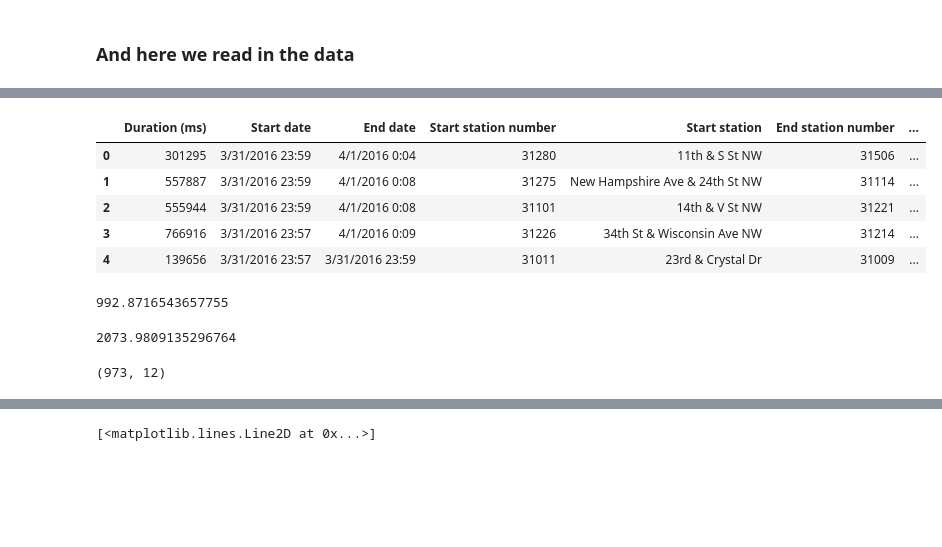
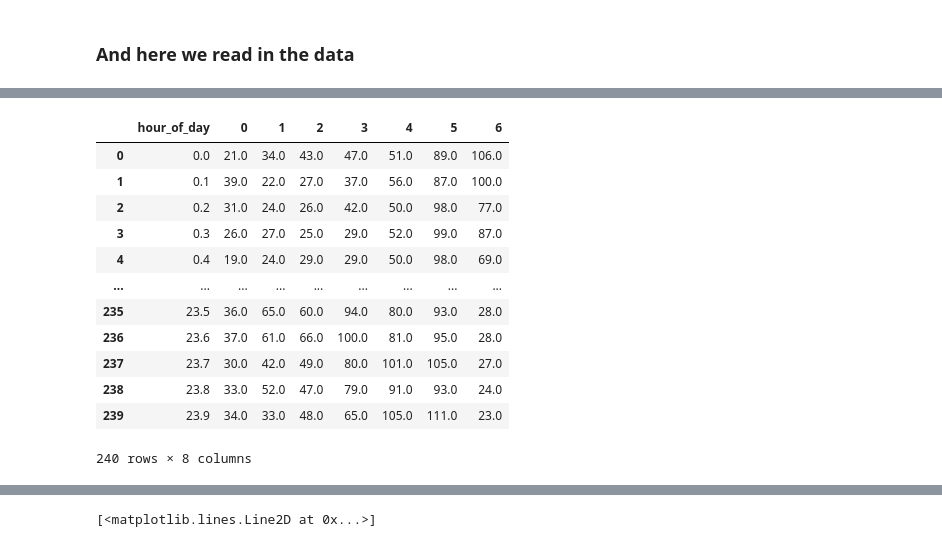
Before and after one commit to jhuaap/mlnn, a Jupyter notebook: 04/asnmt.ipynb, the cells around one changed output, grey strips where cells are left out. Cells and saved outputs as stored; diff of their text form; code cells hidden in the pictures; blank space fills up the shorter version.

```diff
--- a/04/asnmt.ipynb
+++ b/04/asnmt.ipynb
@@ -32,32 +12,25 @@ You should consider upgrading via the '/Library/Developer/CommandLineTools/usr/b
 # %%
 import seaborn as sns
 import matplotlib.pyplot as plt
 %matplotlib inline
 plt.rcParams['figure.figsize'] = 20, 10
 import pandas as pd
 import numpy as np
-bikes = pd.read_csv('../data/bikeshare.csv.gz')
-bikes.head()
-bikes['start'] = pd.to_datetime(bikes['Start date'], infer_datetime_format=True)
-bikes['end'] = pd.to_datetime(bikes['End date'], infer_datetime_format=True)
-bikes["dur"] = (bikes['Duration (ms)']/1000).astype(int)
-bikes.head()
+
+
+day_hour_count = pd.read_csv("../data/bikeshare_hour_count.csv")
+day_hour_count
 # %% [output]
-|  | Duration (ms) | Start date | End date | Start station number | Start station | End station number | ... |
-| 0 | 301295 | 3/31/2016 23:59 | 4/1/2016 0:04 | 31280 | 11th & S St NW | 31506 | ... |
-| 1 | 557887 | 3/31/2016 23:59 | 4/1/2016 0:08 | 31275 | New Hampshire Ave & 24th St NW | 31114 | ... |
-| 2 | 555944 | 3/31/2016 23:59 | 4/1/2016 0:08 | 31101 | 14th & V St NW | 31221 | ... |
-| 3 | 766916 | 3/31/2016 23:57 | 4/1/2016 0:09 | 31226 | 34th St & Wisconsin Ave NW | 31214 | ... |
-| 4 | 139656 | 3/31/2016 23:57 | 3/31/2016 23:59 | 31011 | 23rd & Crystal Dr | 31009 | ... |
+|  | hour_of_day | 0 | 1 | 2 | 3 | 4 | 5 | 6 |
+| 0 | 0.0 | 21.0 | 34.0 | 43.0 | 47.0 | 51.0 | 89.0 | 106.0 |
+| 1 | 0.1 | 39.0 | 22.0 | 27.0 | 37.0 | 56.0 | 87.0 | 100.0 |
+| 2 | 0.2 | 31.0 | 24.0 | 26.0 | 42.0 | 50.0 | 98.0 | 77.0 |
+| 3 | 0.3 | 26.0 | 27.0 | 25.0 | 29.0 | 52.0 | 99.0 | 87.0 |
+| 4 | 0.4 | 19.0 | 24.0 | 29.0 | 29.0 | 50.0 | 98.0 | 69.0 |
+| ... | ... | ... | ... | ... | ... | ... | ... | ... |
+| 235 | 23.5 | 36.0 | 65.0 | 60.0 | 94.0 | 80.0 | 93.0 | 28.0 |
+| 236 | 23.6 | 37.0 | 61.0 | 66.0 | 100.0 | 81.0 | 95.0 | 28.0 |
+| 237 | 23.7 | 30.0 | 42.0 | 49.0 | 80.0 | 101.0 | 105.0 | 27.0 |
+| 238 | 23.8 | 33.0 | 52.0 | 47.0 | 79.0 | 91.0 | 93.0 | 24.0 |
+| 239 | 23.9 | 34.0 | 33.0 | 48.0 | 65.0 | 105.0 | 111.0 | 23.0 |
+240 rows × 8 columns
-# %%
-bikes.dur.mean()
-# %% [output]
-992.8716543657755
-# %%
-bikes.dur.std()
-# %% [output]
-2073.9809135296764
-# %%
-bikes[bikes.dur>16000].shape
-# %% [output]
-(973, 12)
```
Also changed, not shown: parts of 37 cells of this notebook, 4 other files.
